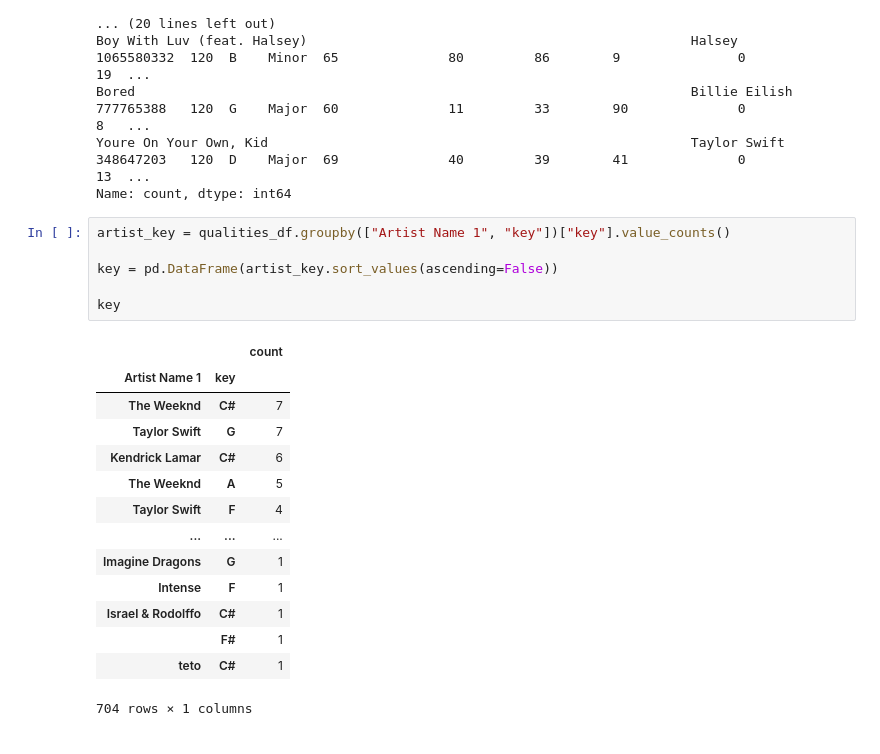
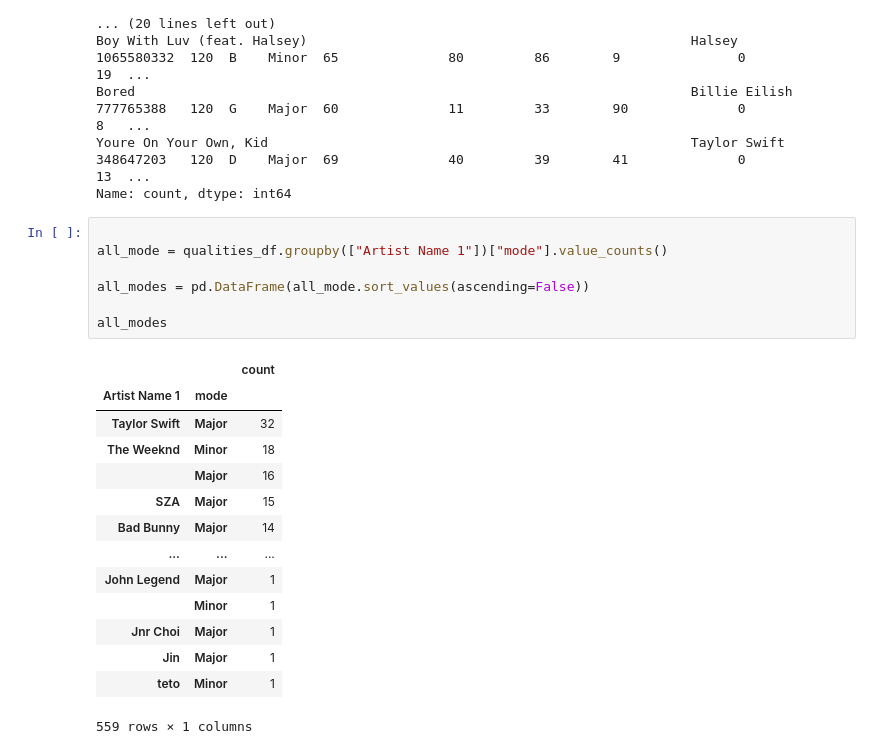
Before and after one commit to d6kramer/project-1-group-08, a Jupyter notebook: starter_notebook.ipynb, the cells around one changed output. Saved outputs shown, nothing was run; the diff lists cells and outputs as text.

Commit message:
mode data analyzed

```diff
--- a/starter_notebook.ipynb
+++ b/starter_notebook.ipynb
@@ -264,24 +246,25 @@ Bored                                                                       Bill
 Youre On Your Own, Kid                                                      Taylor Swift       348647203   120  D    Major  69              40         39        41              0                   13  ...
 Name: count, dtype: int64
 # %%
-artist_key = qualities_df.groupby(["Artist Name 1", "key"])["key"].value_counts()
 
-key = pd.DataFrame(artist_key.sort_values(ascending=False))
+all_mode = qualities_df.groupby(["Artist Name 1"])["mode"].value_counts()
 
-key
+all_modes = pd.DataFrame(all_mode.sort_values(ascending=False))
+
+all_modes
 # %% [output]
 |  |  | count |
-| Artist Name 1 | key |  |
-| The Weeknd | C# | 7 |
-| Taylor Swift | G | 7 |
-| Kendrick Lamar | C# | 6 |
-| The Weeknd | A | 5 |
-| Taylor Swift | F | 4 |
+| Artist Name 1 | mode |  |
+| Taylor Swift | Major | 32 |
+| The Weeknd | Minor | 18 |
+|  | Major | 16 |
+| SZA | Major | 15 |
+| Bad Bunny | Major | 14 |
 | ... | ... | ... |
-| Imagine Dragons | G | 1 |
-| Intense | F | 1 |
-| Israel & Rodolffo | C# | 1 |
-|  | F# | 1 |
-| teto | C# | 1 |
+| John Legend | Major | 1 |
+|  | Minor | 1 |
+| Jnr Choi | Major | 1 |
+| Jin | Major | 1 |
+| teto | Minor | 1 |
-704 rows × 1 columns
+559 rows × 1 columns
 # %%
```
Also changed, not shown: parts of 10 cells of this notebook.
